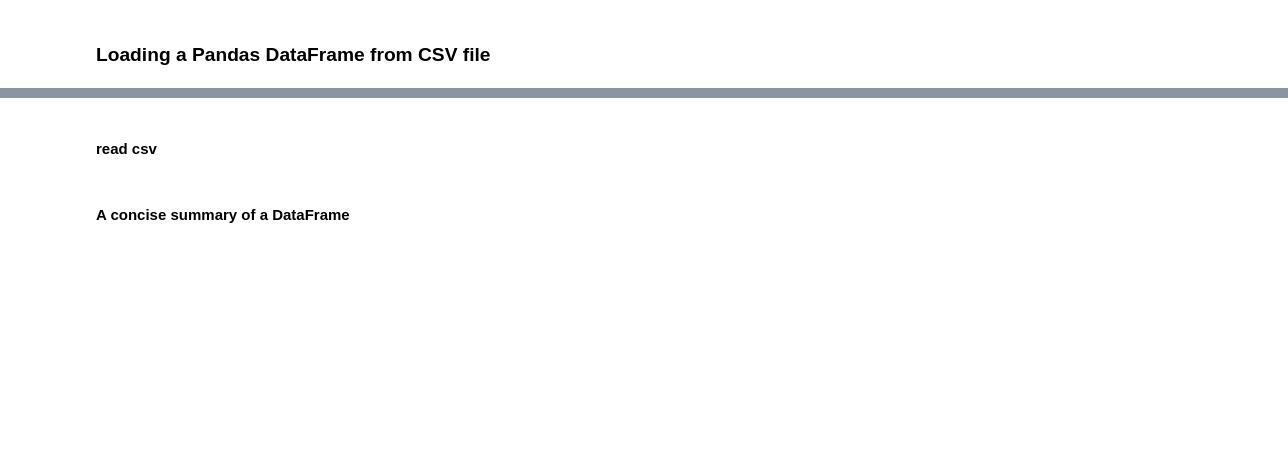
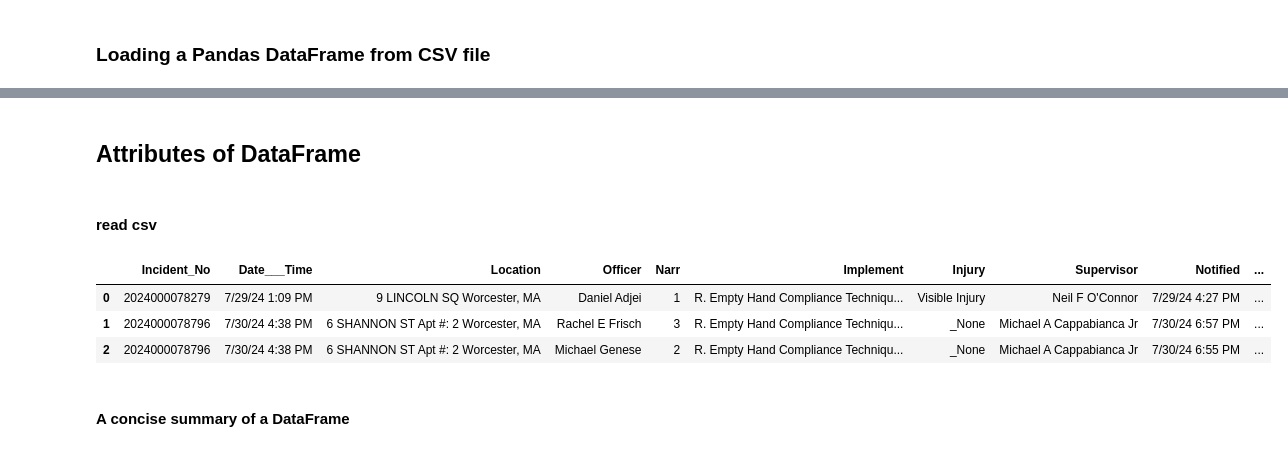
Before and after one commit to gisynw/Python_3404, a Jupyter notebook: docs/Lectures/Week04/Week04_Pandas_Student.ipynb, the cells around one changed output, grey strips where cells are left out. Cells and saved outputs as stored; diff of their text form; code cells hidden in the pictures; blank space fills up the shorter version.

```diff
--- a/docs/Lectures/Week04/Student_Week04_Pandas.ipynb
+++ b/docs/Lectures/Week04/Week04_Pandas_Student.ipynb
@@ -68,8 +66,15 @@ print(dir(pd))
+# %% [markdown]
+## Attributes of DataFrame
 # %% [markdown]
 #### read csv
 # %%
 incidents = pd.read_csv(r'Worcester_Police_Use_of_Force_Incidents_July_2024.csv')
-incidents.tail(n=5)
+incidents.head(n=3)
+# %% [output]
+|  | Incident_No | Date___Time | Location | Officer | Narr | Implement | Injury | Supervisor | Notified | ... |
+| 0 | 2024000078279 | 7/29/24 1:09 PM | 9 LINCOLN SQ Worcester, MA | Daniel Adjei | 1 | R. Empty Hand Compliance Techniqu... | Visible Injury | Neil F O'Connor | 7/29/24 4:27 PM | ... |
+| 1 | 2024000078796 | 7/30/24 4:38 PM | 6 SHANNON ST Apt #: 2 Worcester, MA | Rachel E Frisch | 3 | R. Empty Hand Compliance Techniqu... | _None | Michael A Cappabianca Jr | 7/30/24 6:57 PM | ... |
+| 2 | 2024000078796 | 7/30/24 4:38 PM | 6 SHANNON ST Apt #: 2 Worcester, MA | Michael Genese | 2 | R. Empty Hand Compliance Techniqu... | _None | Michael A Cappabianca Jr | 7/30/24 6:55 PM | ... |
 # %% [markdown]
 #### A concise summary of a DataFrame
 # %%
```
Also changed, not shown: parts of 69 cells of this notebook, 5 other files.
